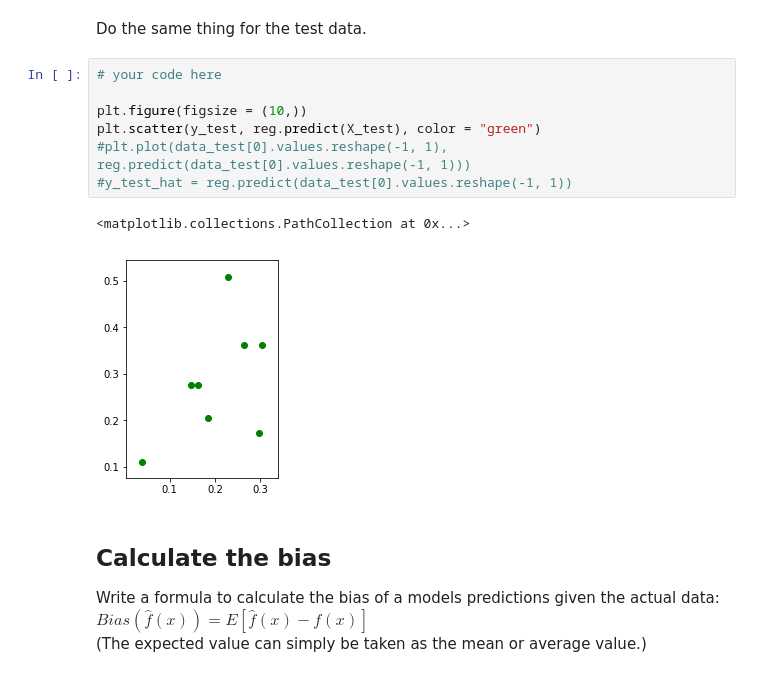
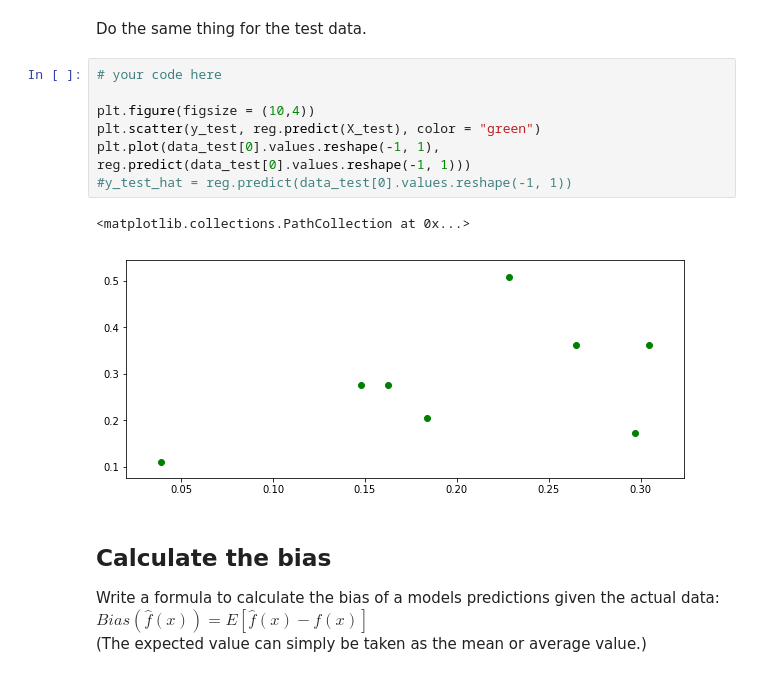
Before and after one commit to byeretzian/dsc-2-24-08-bias-variance-trade-off-lab-online-ds-sp-000, a Jupyter notebook: index.ipynb, the cells around one changed output. Cells and saved outputs as stored; diff of their text form.

```diff
--- a/index.ipynb
+++ b/index.ipynb
@@ -88,13 +88,13 @@ Do the same thing for the test data.
 # %%
 # your code here
 
-plt.figure(figsize = (10,))
+plt.figure(figsize = (10,4))
 plt.scatter(y_test, reg.predict(X_test), color = "green")
-#plt.plot(data_test[0].values.reshape(-1, 1), reg.predict(data_test[0].values.reshape(-1, 1)))
+plt.plot(data_test[0].values.reshape(-1, 1), reg.predict(data_test[0].values.reshape(-1, 1)))
 #y_test_hat = reg.predict(data_test[0].values.reshape(-1, 1))
 # %% [output]
 <matplotlib.collections.PathCollection at 0x...>
-[figure, old version]
+[figure, new version]
 # %% [markdown]
 ## Calculate the bias
 Write a formula to calculate the bias of a models predictions given the actual data: $Bias(\hat{f}(x)) = E[\hat{f}(x)-f(x)]$
```
